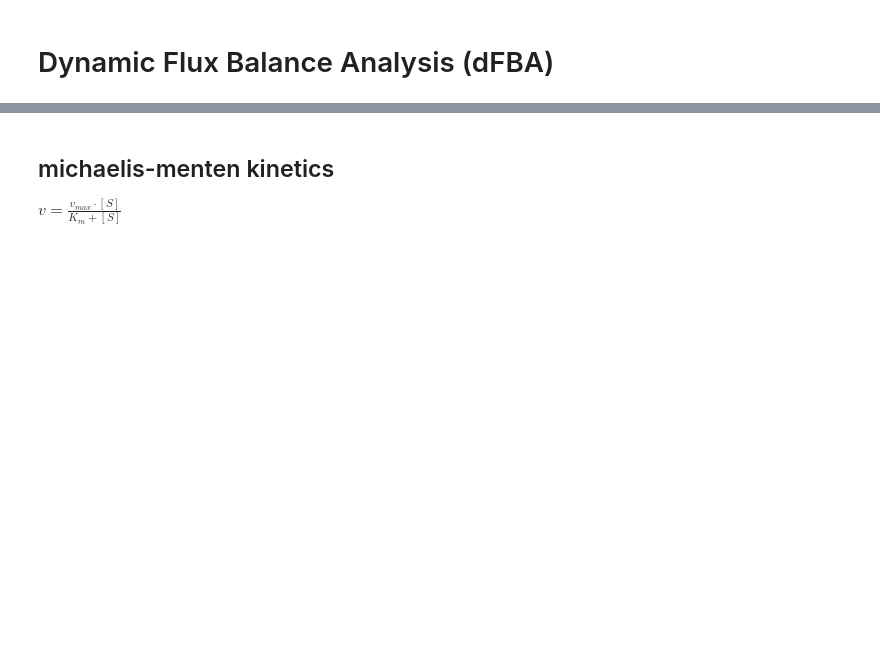
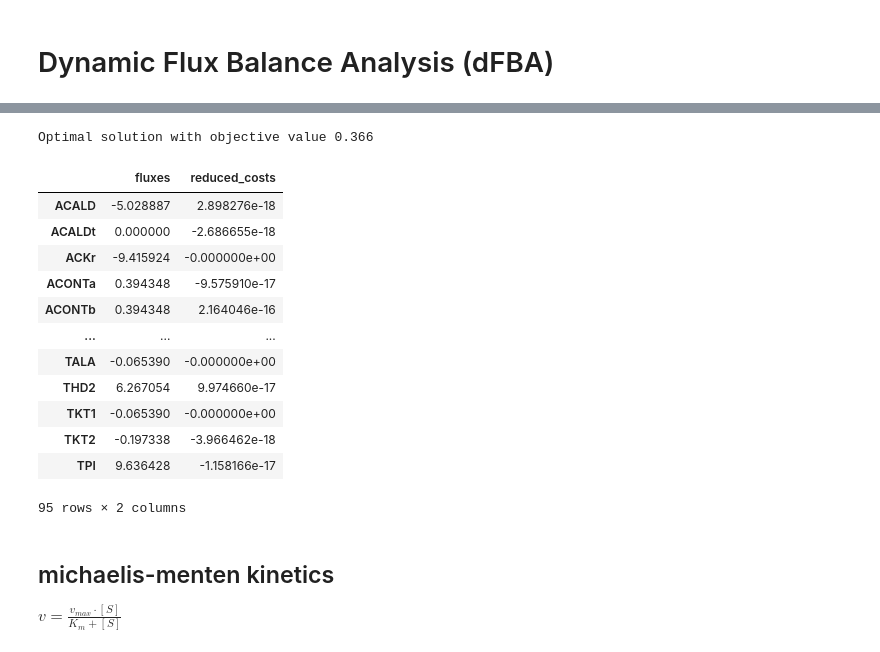
Before and after one commit to eagmon/notebook_tests, a Jupyter notebook: sim_study_work_dfba.ipynb, the cells around one changed output, grey strips where cells are left out. Cells and saved outputs as stored; diff of their text form; code cells hidden in the pictures; blank space fills up the shorter version.

```diff
--- a/sim_study_work_dfba.ipynb
+++ b/sim_study_work_dfba.ipynb
@@ -19,6 +22,23 @@ ecoli
 | Number of groups | 0 |
 | Objective expression | 1.0*Biomass_Ecoli_core - 1.0*Biom... |
 | Compartments | cytosol, extracellular |
+# %%
+ecoli.optimize()
+# %% [output]
+Optimal solution with objective value 0.366
+|  | fluxes | reduced_costs |
+| ACALD | -5.028887 | 2.898276e-18 |
+| ACALDt | 0.000000 | -2.686655e-18 |
+| ACKr | -9.415924 | -0.000000e+00 |
+| ACONTa | 0.394348 | -9.575910e-17 |
+| ACONTb | 0.394348 | 2.164046e-16 |
+| ... | ... | ... |
+| TALA | -0.065390 | -0.000000e+00 |
+| THD2 | 6.267054 | 9.974660e-17 |
+| TKT1 | -0.065390 | -0.000000e+00 |
+| TKT2 | -0.197338 | -3.966462e-18 |
+| TPI | 9.636428 | -1.158166e-17 |
+95 rows × 2 columns
 # %% [markdown]
 ## michaelis-menten kinetics
 
```
Also changed, not shown: parts of 10 cells of this notebook.
